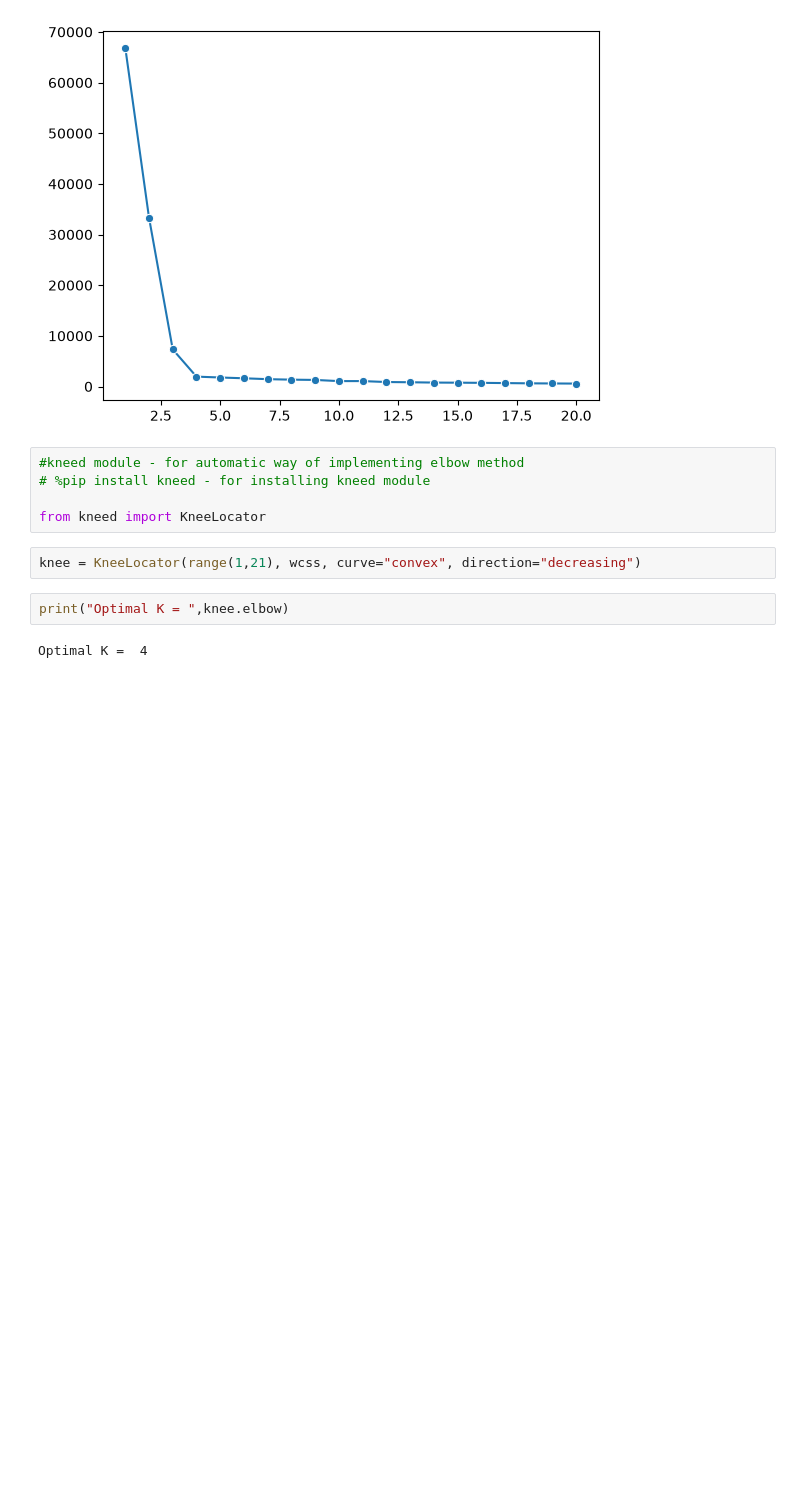
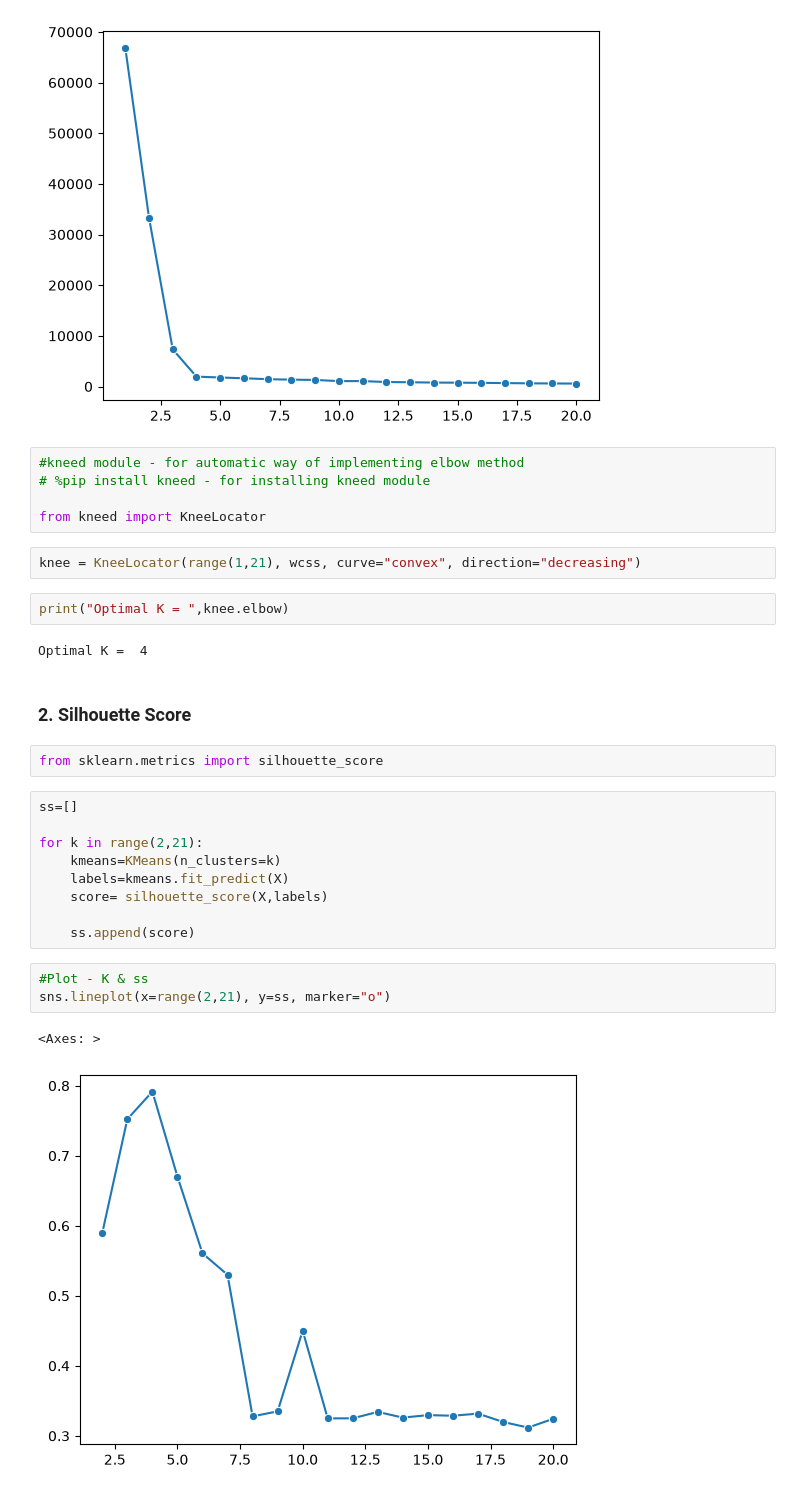
Before and after one commit to ravihw7/ML-Algorithms, a Jupyter notebook: 10-Clustering/10.1-K_Means/k_means.ipynb, the cells around one changed output. Saved outputs shown, nothing was run; the diff lists cells and outputs as text; blank space fills up the shorter version.

Commit message:
Implemented Silhouette Score

```diff
--- a/10-Clustering/10.1-K_Means/k_means.ipynb
+++ b/10-Clustering/10.1-K_Means/k_means.ipynb
@@ -58,3 +59,22 @@ knee = KneeLocator(range(1,21), wcss, curve="convex", direction="decreasing")
 print("Optimal K = ",knee.elbow)
 # %% [output]
 Optimal K =  4
+# %% [markdown]
+### 2. Silhouette Score
+# %%
+from sklearn.metrics import silhouette_score
+# %%
+ss=[]
+
+for k in range(2,21):
+    kmeans=KMeans(n_clusters=k)
+    labels=kmeans.fit_predict(X)
+    score= silhouette_score(X,labels)
+
+    ss.append(score)
+# %%
+#Plot - K & ss
+sns.lineplot(x=range(2,21), y=ss, marker="o")
+# %% [output]
+<Axes: >
+[figure, added]
```
Also changed, not shown: parts of 2 cells of this notebook.
